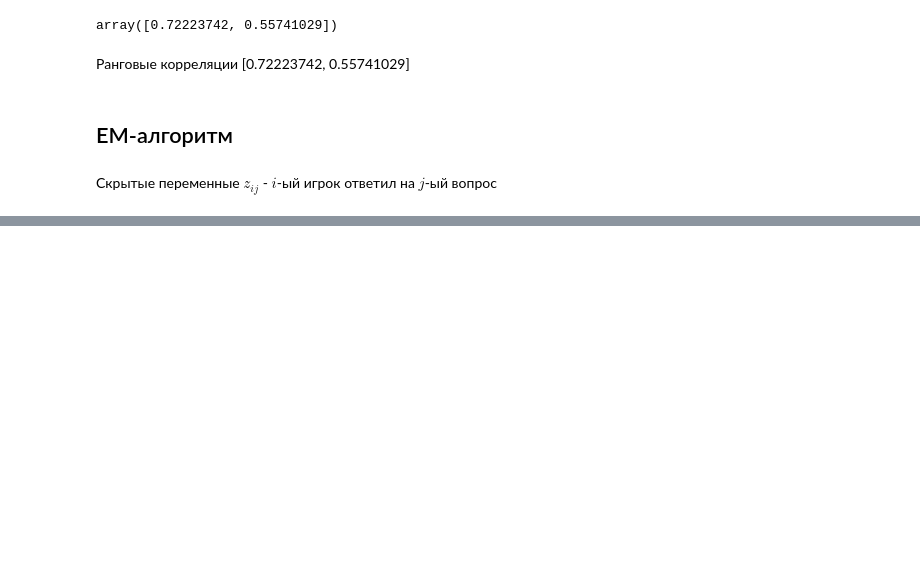
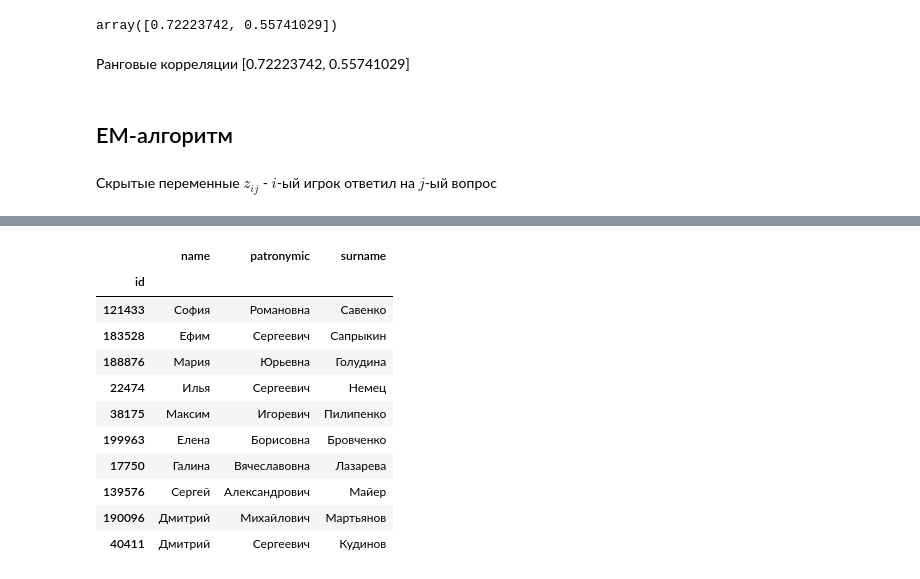
Before and after one commit to aaanX11/chgk, a Jupyter notebook: ad_ml_hw2.ipynb, the cells around one changed output, grey strips where cells are left out. Drawn from its saved outputs; the diff is of its cells as text; code cells hidden in the pictures; blank space fills up the shorter version.

```diff
--- a/ad_ml_hw2.ipynb
+++ b/ad_ml_hw2.ipynb
@@ -519,7 +519,7 @@ for _ in range(10):
 
         loss = loss_function(y_predicted, y_target)
         losses[i_iter] = loss.detach().item()
-        if i_iter % 1 == 0:
+        if i_iter % 30 == 0:
             print(losses[i_iter])
         if i_iter > 10 and loss > losses[i_iter-10:i_iter].mean().item():
             print(i_iter)
@@ -600,0 +654,15 @@ phase 1 done: 36.86430501937866 s
+# %%
+players.loc[player_ids[np.argpartition(rating_players, -10)[-10:]]]
+# %% [output]
+|  | name | patronymic | surname |
+| id |  |  |  |
+| 121433 | София | Романовна | Савенко |
+| 183528 | Ефим | Сергеевич | Сапрыкин |
+| 188876 | Мария | Юрьевна | Голудина |
+| 22474 | Илья | Сергеевич | Немец |
+| 38175 | Максим | Игоревич | Пилипенко |
+| 199963 | Елена | Борисовна | Бровченко |
+| 17750 | Галина | Вячеславовна | Лазарева |
+| 139576 | Сергей | Александрович | Майер |
+| 190096 | Дмитрий | Михайлович | Мартьянов |
+| 40411 | Дмитрий | Сергеевич | Кудинов |
```
Also changed, not shown: parts of 6 cells of this notebook.
